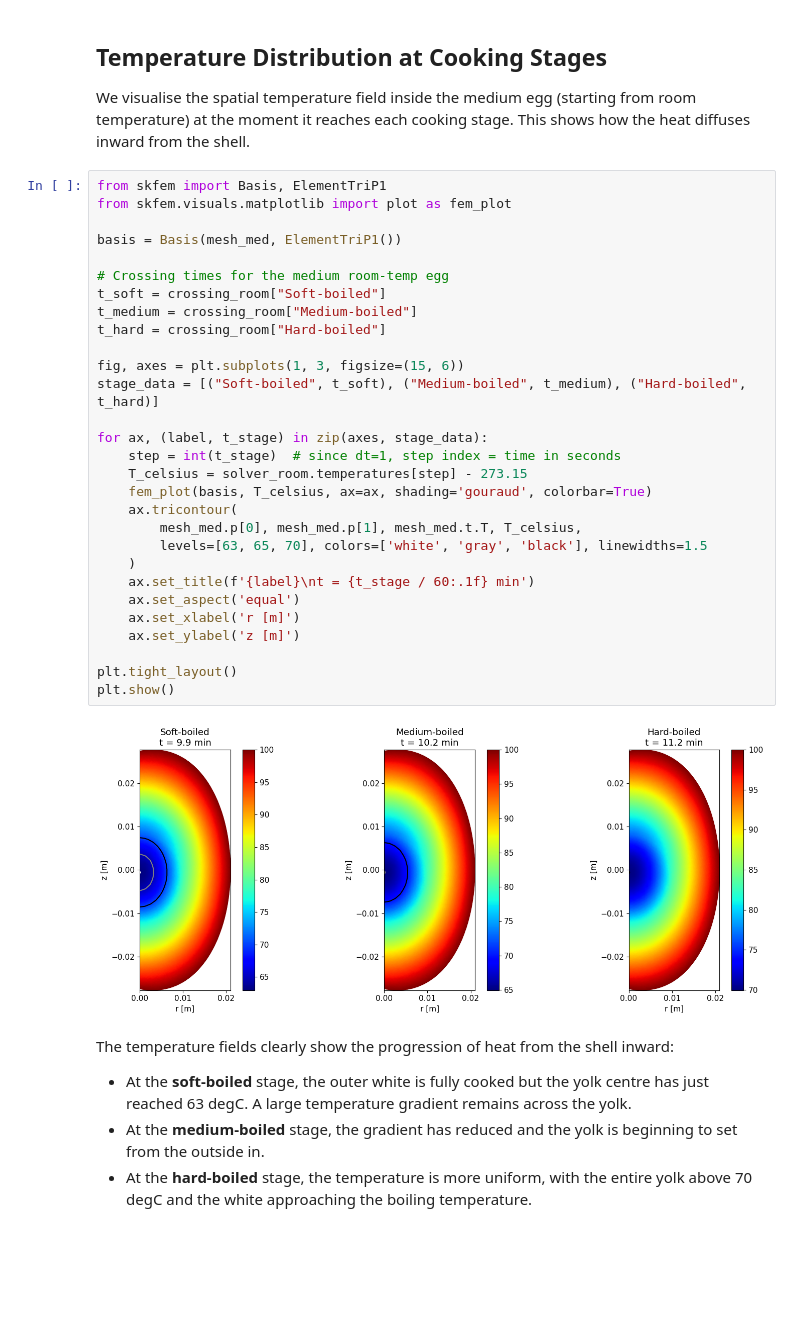
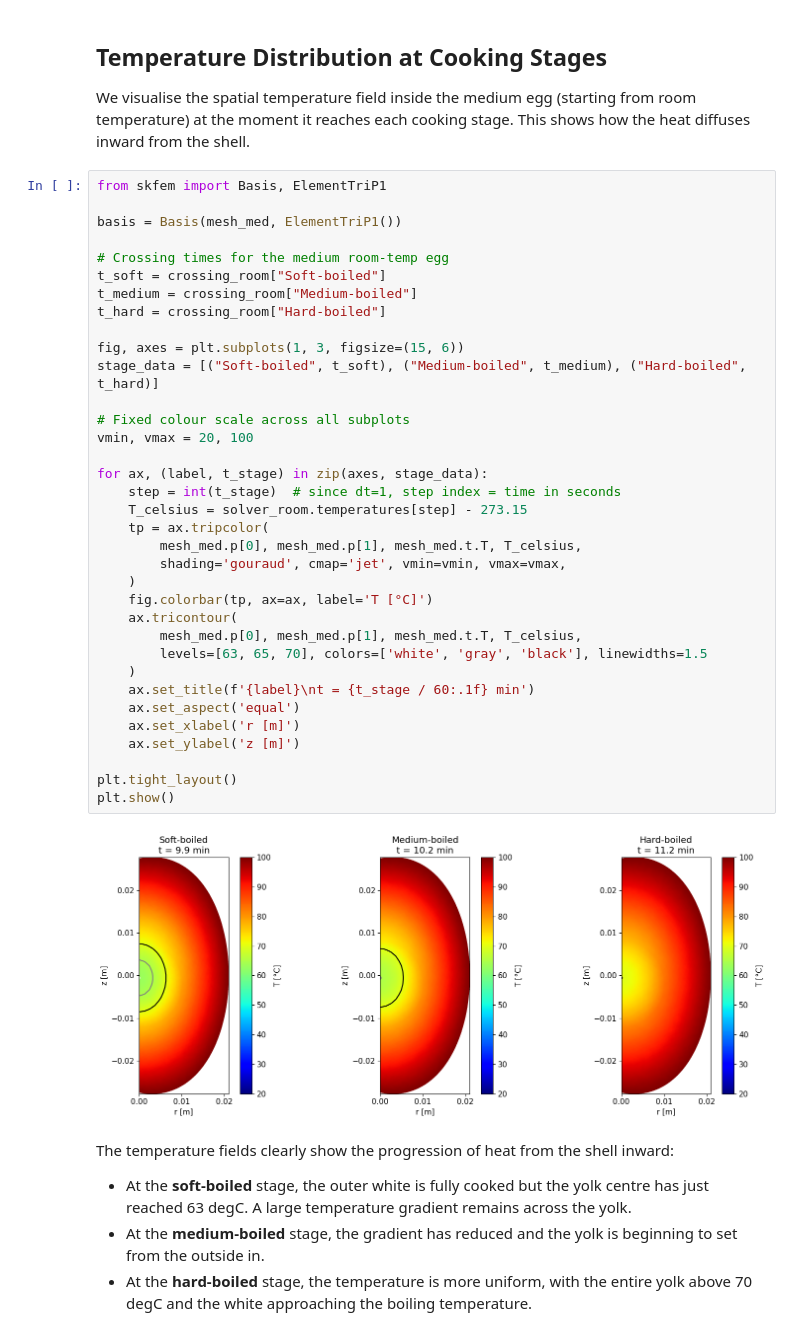
Before and after one commit to mengrenman/fem-boil-egg, a Jupyter notebook: notebooks/03_cooking_analysis.ipynb, the cells around one changed output. Drawn from its saved outputs; the diff is of its cells as text; blank space fills up the shorter version.

Commit message:
Update temperature field plots and notebooks

```diff
--- a/notebooks/03_cooking_analysis.ipynb
+++ b/notebooks/03_cooking_analysis.ipynb
@@ -303,35 +303,41 @@ temperature) at the moment it reaches each cooking stage. This shows how the hea
 diffuses inward from the shell.
 # %%
 from skfem import Basis, ElementTriP1
-from skfem.visuals.matplotlib import plot as fem_plot
 
 basis = Basis(mesh_med, ElementTriP1())
 
 # Crossing times for the medium room-temp egg
 t_soft = crossing_room["Soft-boiled"]
 t_medium = crossing_room["Medium-boiled"]
 t_hard = crossing_room["Hard-boiled"]
 
 fig, axes = plt.subplots(1, 3, figsize=(15, 6))
 stage_data = [("Soft-boiled", t_soft), ("Medium-boiled", t_medium), ("Hard-boiled", t_hard)]
 
+# Fixed colour scale across all subplots
+vmin, vmax = 20, 100
+
 for ax, (label, t_stage) in zip(axes, stage_data):
     step = int(t_stage)  # since dt=1, step index = time in seconds
     T_celsius = solver_room.temperatures[step] - 273.15
-    fem_plot(basis, T_celsius, ax=ax, shading='gouraud', colorbar=True)
+    tp = ax.tripcolor(
+        mesh_med.p[0], mesh_med.p[1], mesh_med.t.T, T_celsius,
+        shading='gouraud', cmap='jet', vmin=vmin, vmax=vmax,
+    )
+    fig.colorbar(tp, ax=ax, label='T [°C]')
     ax.tricontour(
         mesh_med.p[0], mesh_med.p[1], mesh_med.t.T, T_celsius,
         levels=[63, 65, 70], colors=['white', 'gray', 'black'], linewidths=1.5
     )
     ax.set_title(f'{label}\nt = {t_stage / 60:.1f} min')
     ax.set_aspect('equal')
     ax.set_xlabel('r [m]')
     ax.set_ylabel('z [m]')
 
 plt.tight_layout()
 plt.show()
 # %% [output]
-[figure, old version]
+[figure, new version]
 # %% [markdown]
 The temperature fields clearly show the progression of heat from the shell inward:
 
```
Also changed, not shown: 2 other files.
